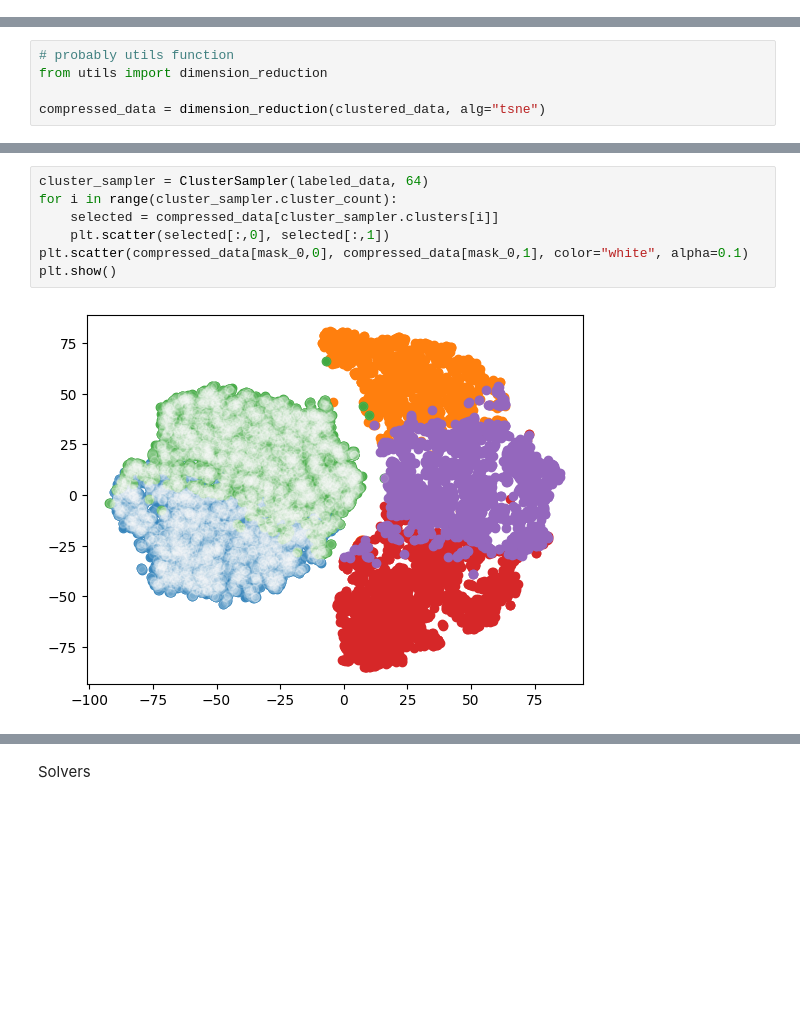
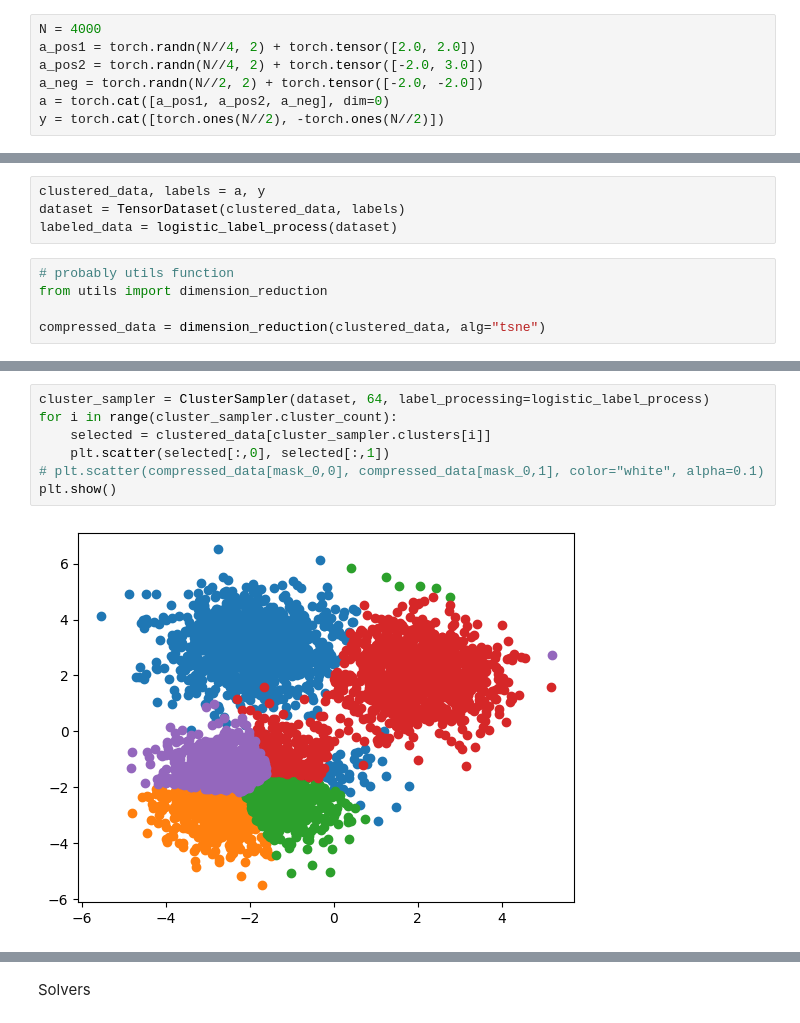
Before and after one commit to yy214/cluster-for-opt, a Jupyter notebook: clustering_for_opt.ipynb, the cells around one changed output, grey strips where cells are left out. Drawn from its saved outputs; the diff is of its cells as text; blank space fills up the shorter version.

```diff
--- a/clustering_for_opt.ipynb
+++ b/clustering_for_opt.ipynb
@@ -5,3 +5,10 @@ import torch
 from torch.utils.data import DataLoader, RandomSampler
 import time
 import torch.nn as nn
+# %%
+N = 4000
+a_pos1 = torch.randn(N//4, 2) + torch.tensor([2.0, 2.0])
+a_pos2 = torch.randn(N//4, 2) + torch.tensor([-2.0, 3.0])
+a_neg = torch.randn(N//2, 2) + torch.tensor([-2.0, -2.0])
+a = torch.cat([a_pos1, a_pos2, a_neg], dim=0)
+y = torch.cat([torch.ones(N//2), -torch.ones(N//2)])
@@ -115,3 +124,7 @@ labeled_data = process_2_labels(mnist_01_train)
+# %%
+clustered_data, labels = a, y
+dataset = TensorDataset(clustered_data, labels)
+labeled_data = logistic_label_process(dataset)
 # %%
 # probably utils function
 from utils import dimension_reduction
@@ -129,12 +142,12 @@ plt.scatter(compressed_labeled[mask_1,0], compressed_labeled[mask_1,1])
 # %%
-cluster_sampler = ClusterSampler(labeled_data, 64)
+cluster_sampler = ClusterSampler(dataset, 64, label_processing=logistic_label_process)
 for i in range(cluster_sampler.cluster_count):
-    selected = compressed_data[cluster_sampler.clusters[i]]
+    selected = clustered_data[cluster_sampler.clusters[i]]
     plt.scatter(selected[:,0], selected[:,1])
-plt.scatter(compressed_data[mask_0,0], compressed_data[mask_0,1], color="white", alpha=0.1)
+# plt.scatter(compressed_data[mask_0,0], compressed_data[mask_0,1], color="white", alpha=0.1)
 plt.show()
 # %% [output]
-[figure, old version]
+[figure, new version]
 # %%
 from cluster_tools import kmeans_cos_elbow
 
```
Also changed, not shown: parts of 37 cells of this notebook, 3 other files.
